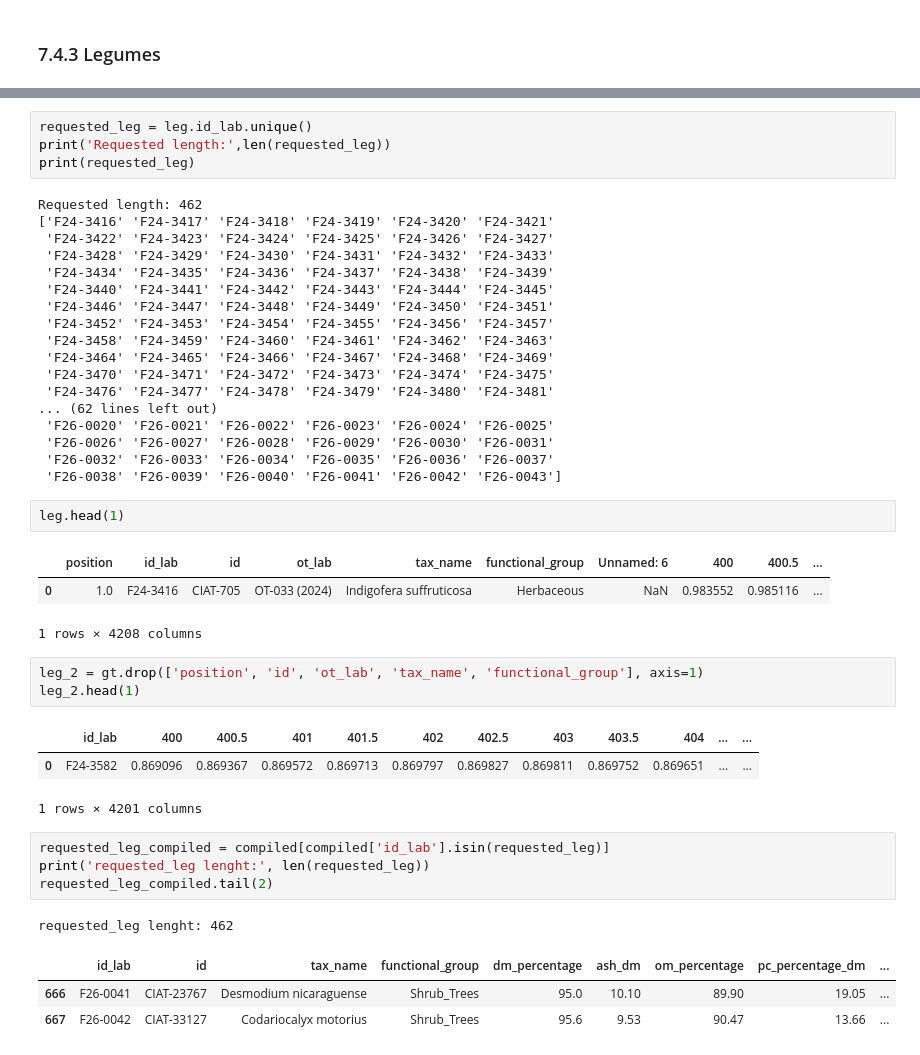
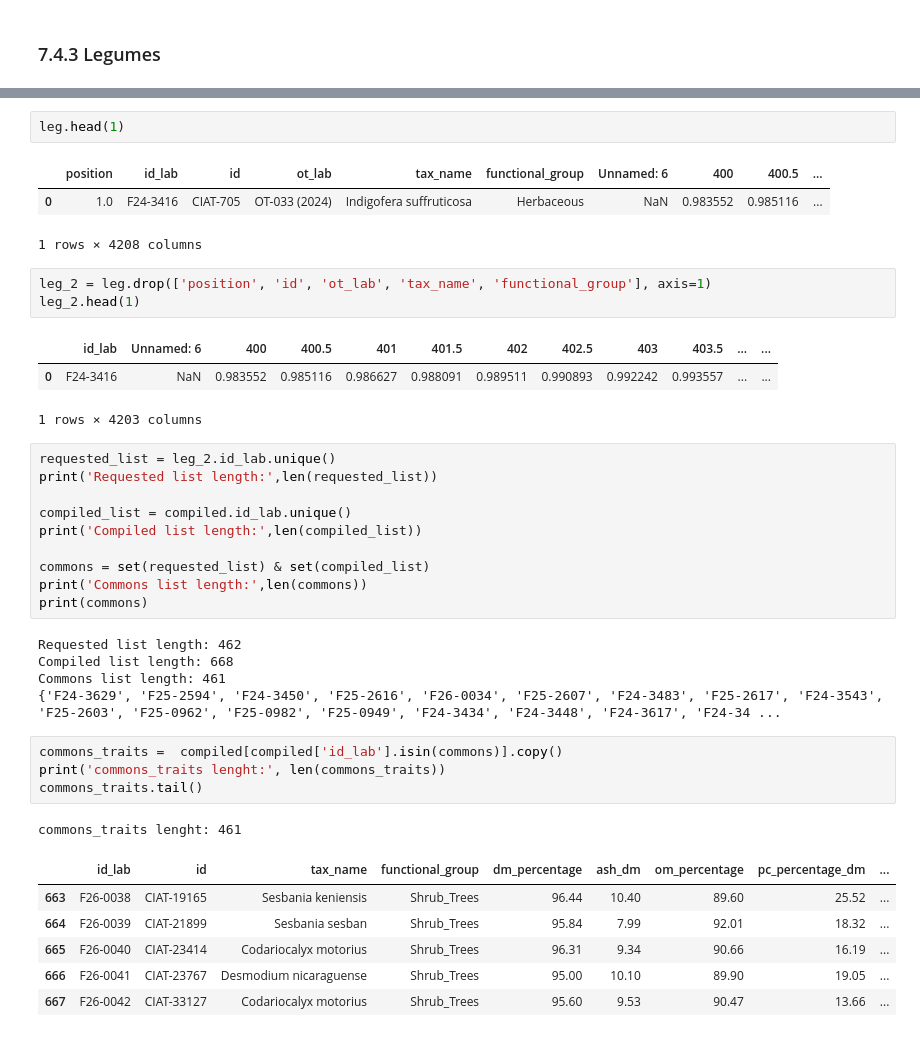
Before and after one commit to maurope/lmf, a Jupyter notebook: notebooks/2026/2026_05_22_data_delivery.ipynb, the cells around one changed output, grey strips where cells are left out. Saved outputs shown, nothing was run; the diff lists cells and outputs as text.

```diff
--- a/notebooks/2026/2026_05_22_data_delivery.ipynb
+++ b/notebooks/2026/2026_05_22_data_delivery.ipynb
@@ -1004,25 +1012,3 @@ Index(['position', 'id_lab', 'id', 'ot_lab', 'tax_name', 'functional_group',
-# %%
-requested_leg = leg.id_lab.unique()
-print('Requested length:',len(requested_leg))
-print(requested_leg)
-# %% [output]
-Requested length: 462
-['F24-3416' 'F24-3417' 'F24-3418' 'F24-3419' 'F24-3420' 'F24-3421'
- 'F24-3422' 'F24-3423' 'F24-3424' 'F24-3425' 'F24-3426' 'F24-3427'
- 'F24-3428' 'F24-3429' 'F24-3430' 'F24-3431' 'F24-3432' 'F24-3433'
- 'F24-3434' 'F24-3435' 'F24-3436' 'F24-3437' 'F24-3438' 'F24-3439'
- 'F24-3440' 'F24-3441' 'F24-3442' 'F24-3443' 'F24-3444' 'F24-3445'
- 'F24-3446' 'F24-3447' 'F24-3448' 'F24-3449' 'F24-3450' 'F24-3451'
- 'F24-3452' 'F24-3453' 'F24-3454' 'F24-3455' 'F24-3456' 'F24-3457'
- 'F24-3458' 'F24-3459' 'F24-3460' 'F24-3461' 'F24-3462' 'F24-3463'
- 'F24-3464' 'F24-3465' 'F24-3466' 'F24-3467' 'F24-3468' 'F24-3469'
- 'F24-3470' 'F24-3471' 'F24-3472' 'F24-3473' 'F24-3474' 'F24-3475'
- 'F24-3476' 'F24-3477' 'F24-3478' 'F24-3479' 'F24-3480' 'F24-3481'
-... (62 lines left out)
- 'F26-0020' 'F26-0021' 'F26-0022' 'F26-0023' 'F26-0024' 'F26-0025'
- 'F26-0026' 'F26-0027' 'F26-0028' 'F26-0029' 'F26-0030' 'F26-0031'
- 'F26-0032' 'F26-0033' 'F26-0034' 'F26-0035' 'F26-0036' 'F26-0037'
- 'F26-0038' 'F26-0039' 'F26-0040' 'F26-0041' 'F26-0042' 'F26-0043']
 # %%
 leg.head(1)
 # %% [output]
@@ -1030,19 +1016,37 @@ leg.head(1)
 | 0 | 1.0 | F24-3416 | CIAT-705 | OT-033 (2024) | Indigofera suffruticosa | Herbaceous | NaN | 0.983552 | 0.985116 | ... |
 1 rows × 4208 columns
 # %%
-leg_2 = gt.drop(['position', 'id', 'ot_lab', 'tax_name', 'functional_group'], axis=1)
+leg_2 = leg.drop(['position', 'id', 'ot_lab', 'tax_name', 'functional_group'], axis=1)
 leg_2.head(1)
 # %% [output]
-|  | id_lab | 400 | 400.5 | 401 | 401.5 | 402 | 402.5 | 403 | 403.5 | 404 | ... | ... |
-| 0 | F24-3582 | 0.869096 | 0.869367 | 0.869572 | 0.869713 | 0.869797 | 0.869827 | 0.869811 | 0.869752 | 0.869651 | ... | ... |
+|  | id_lab | Unnamed: 6 | 400 | 400.5 | 401 | 401.5 | 402 | 402.5 | 403 | 403.5 | ... | ... |
+| 0 | F24-3416 | NaN | 0.983552 | 0.985116 | 0.986627 | 0.988091 | 0.989511 | 0.990893 | 0.992242 | 0.993557 | ... | ... |
-1 rows × 4201 columns
+1 rows × 4203 columns
+# %%
+requested_list = leg_2.id_lab.unique()
+print('Requested list length:',len(requested_list))
+
+compiled_list = compiled.id_lab.unique()
+print('Compiled list length:',len(compiled_list))
+
+commons = set(requested_list) & set(compiled_list)
+print('Commons list length:',len(commons))
+print(commons)
+# %% [output]
+Requested list length: 462
+Compiled list length: 668
+Commons list length: 461
+{'F24-3629', 'F25-2594', 'F24-3450', 'F25-2616', 'F26-0034', 'F25-2607', 'F24-3483', 'F25-2617', 'F24-3543', 'F25-2603', 'F25-0962', 'F25-0982', 'F25-0949', 'F24-3434', 'F24-3448', 'F24-3617', 'F24-34 ...
 # %%
-requested_leg_compiled = compiled[compiled['id_lab'].isin(requested_leg)]
-print('requested_leg lenght:', len(requested_leg))
-requested_leg_compiled.tail(2)
+commons_traits =  compiled[compiled['id_lab'].isin(commons)].copy()
+print('commons_traits lenght:', len(commons_traits))
+commons_traits.tail()
 # %% [output]
-requested_leg lenght: 462
+commons_traits lenght: 461
 |  | id_lab | id | tax_name | functional_group | dm_percentage | ash_dm | om_percentage | pc_percentage_dm | ... |
-| 666 | F26-0041 | CIAT-23767 | Desmodium nicaraguense | Shrub_Trees | 95.0 | 10.10 | 89.90 | 19.05 | ... |
-| 667 | F26-0042 | CIAT-33127 | Codariocalyx motorius | Shrub_Trees | 95.6 | 9.53 | 90.47 | 13.66 | ... |
+| 663 | F26-0038 | CIAT-19165 | Sesbania keniensis | Shrub_Trees | 96.44 | 10.40 | 89.60 | 25.52 | ... |
+| 664 | F26-0039 | CIAT-21899 | Sesbania sesban | Shrub_Trees | 95.84 | 7.99 | 92.01 | 18.32 | ... |
+| 665 | F26-0040 | CIAT-23414 | Codariocalyx motorius | Shrub_Trees | 96.31 | 9.34 | 90.66 | 16.19 | ... |
+| 666 | F26-0041 | CIAT-23767 | Desmodium nicaraguense | Shrub_Trees | 95.00 | 10.10 | 89.90 | 19.05 | ... |
+| 667 | F26-0042 | CIAT-33127 | Codariocalyx motorius | Shrub_Trees | 95.60 | 9.53 | 90.47 | 13.66 | ... |
 # %%
```
Also changed, not shown: parts of 8 cells of this notebook, 3 other files.
